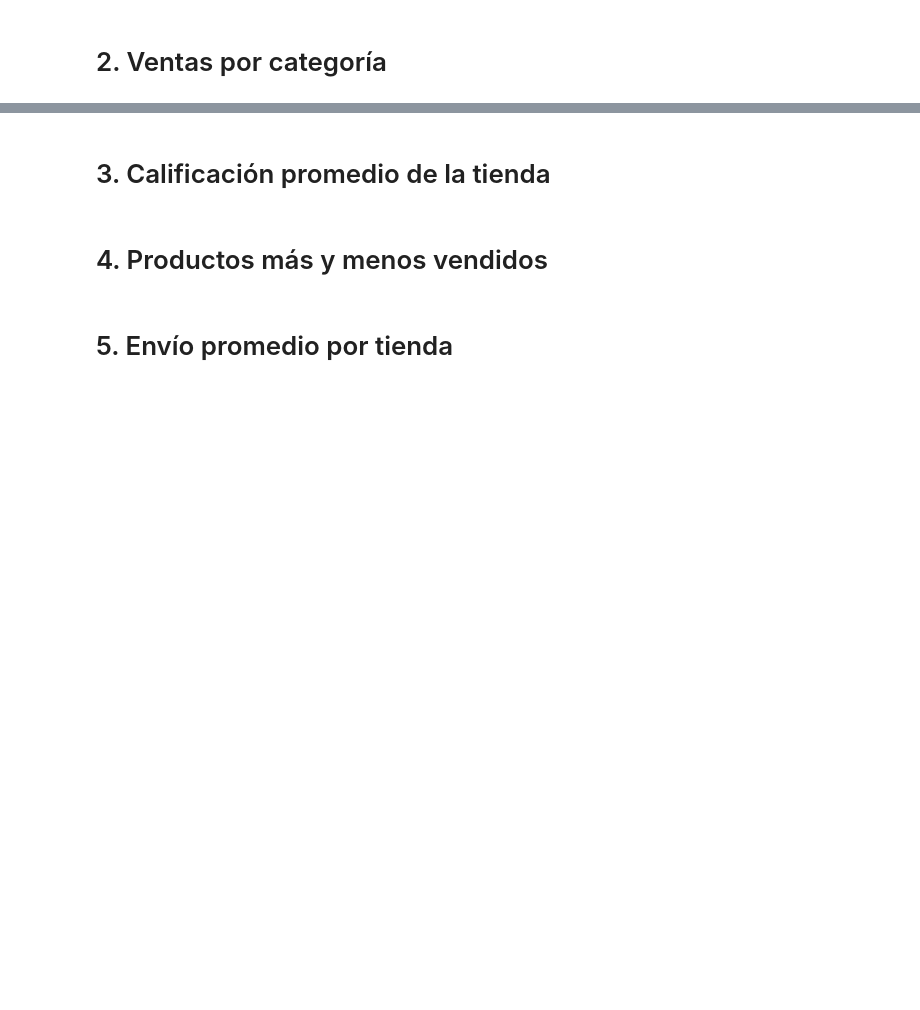
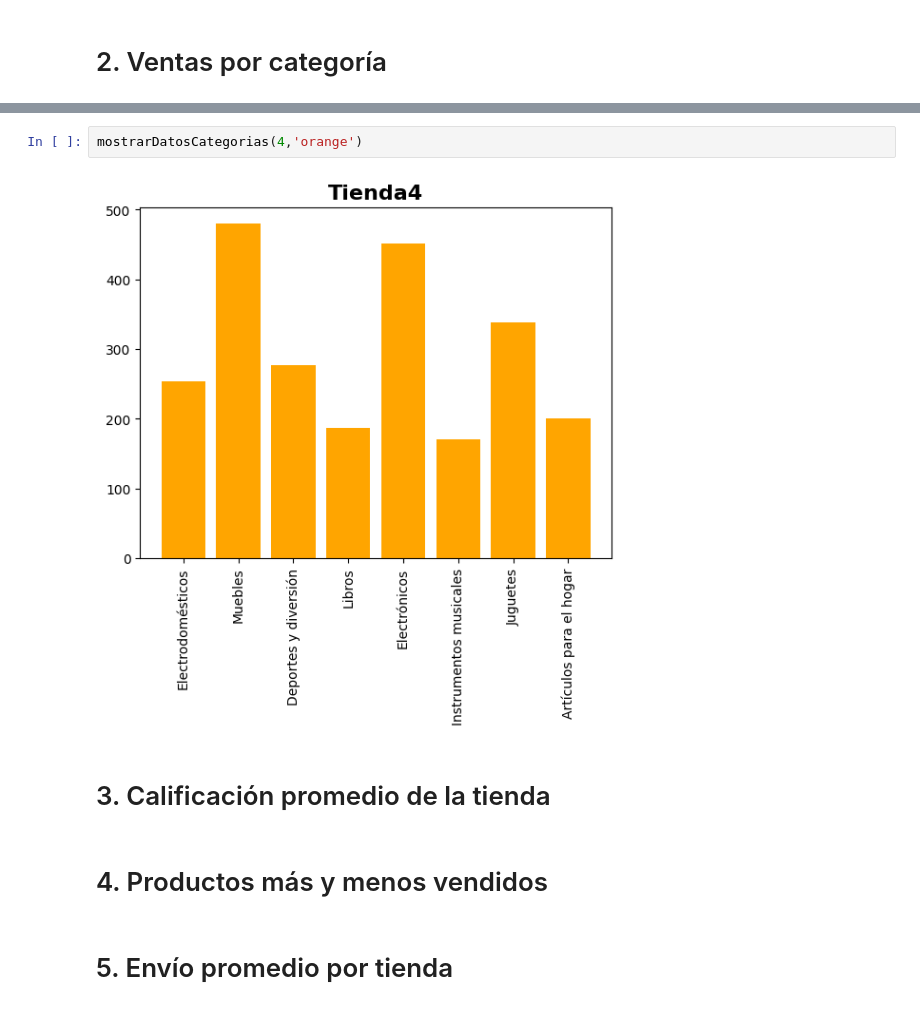
Before and after one commit to aylenfv/DS---Sr.-Juan, a Jupyter notebook: AluraStoreLatam.ipynb, the cells around one changed output, grey strips where cells are left out. Cells and saved outputs as stored; diff of their text form; blank space fills up the shorter version.

```diff
--- a/AluraStoreLatam.ipynb
+++ b/AluraStoreLatam.ipynb
@@ -63,3 +129,7 @@ plt.show()
+# %%
+mostrarDatosCategorias(4,'orange')
+# %% [output]
+[figure, added]
 # %% [markdown]
 # 3. Calificación promedio de la tienda
 # %% [markdown]
```
Also changed, not shown: parts of 7 cells of this notebook.
